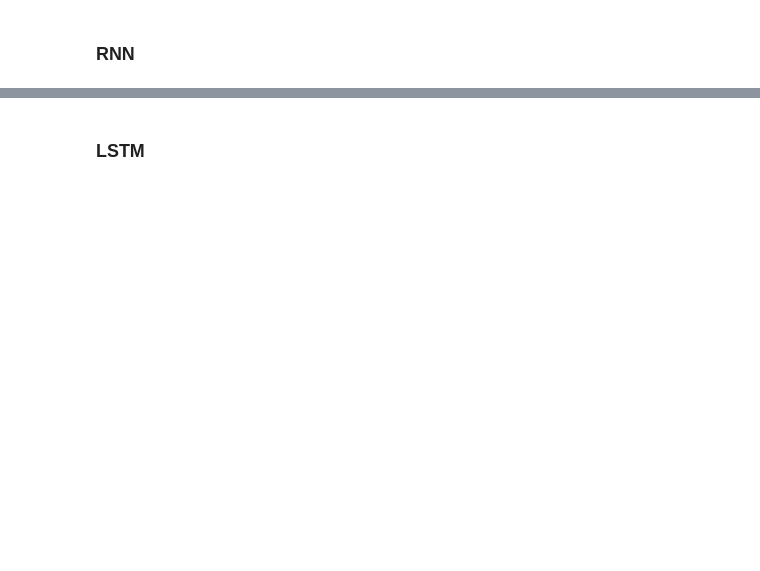
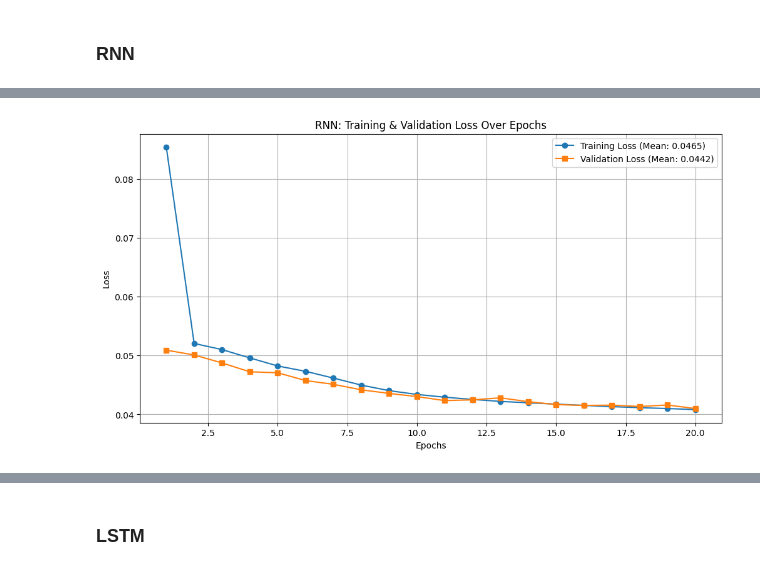
Before and after one commit to ProfessionalSalmon/Electricity-Sequence-Modeling, a Jupyter notebook: notebook/eletricity.ipynb, the cells around one changed output, grey strips where cells are left out. Cells and saved outputs as stored; diff of their text form; code cells hidden in the pictures; blank space fills up the shorter version.

```diff
--- a/notebook/eletricity.ipynb
+++ b/notebook/eletricity.ipynb
@@ -180,0 +248,21 @@ test_loader = DataLoader(dataset_test, batch_size=16, shuffle = True)
+# %%
+def plot_loss_curve(train_loss, val_loss, num_epochs, model_name="Model"):
+    mean_train_loss = sum(train_loss) / len(train_loss)
+    mean_val_loss = sum(val_loss) / len(val_loss)
+
+    if num_epochs > len(train_loss):
+        range_epoch = len(train_loss)
+    else:
+        range_epoch = num_epochs
+
+    # Plot the Loss Curve
+    plt.figure(figsize=(12, 6))
+    plt.plot(range(1, range_epoch + 1), train_loss, label=f'Training Loss (Mean: {mean_train_loss:.4f})', marker='o')
+    plt.plot(range(1, range_epoch + 1), val_loss, label=f'Validation Loss (Mean: {mean_val_loss:.4f})', marker='s')
+
+    plt.xlabel('Epochs')
+    plt.ylabel('Loss')
+    plt.title(f'{model_name}: Training & Validation Loss Over Epochs')
+    plt.legend()
+    plt.grid()
+    plt.show()
@@ -206,7 +308,7 @@ class Net_RNN(nn.Module):
 
 net_RNN = Net_RNN().to(device)
 # %%
-criterion_RNN = nn.MSELoss()
+criterion = nn.MSELoss()
 optimizer_RNN = optim.Adam(net_RNN.parameters(), lr=0.0001)
 # %%
 # Early stopping parameters
@@ -312,0 +319,11 @@ plt.show()
+# %%
+best_model_RNN, train_loss_RNN, val_loss_RNN = train_and_validate_model(
+    model=net_RNN,
+    train_loader=train_loader,
+    val_loader=val_loader,
+    optimizer=optimizer_RNN,
+    criterion=criterion,
+    num_epochs=num_epochs_RNN,
+    patience=patience,
+    device=device
+)
@@ -313 +351,5 @@ plt.show()
+# %%
+plot_loss_curve(train_loss_RNN, val_loss_RNN, num_epochs_RNN, model_name="RNN")
+# %% [output]
+[figure, added]
 # %%
```
Also changed, not shown: parts of 34 cells of this notebook.
